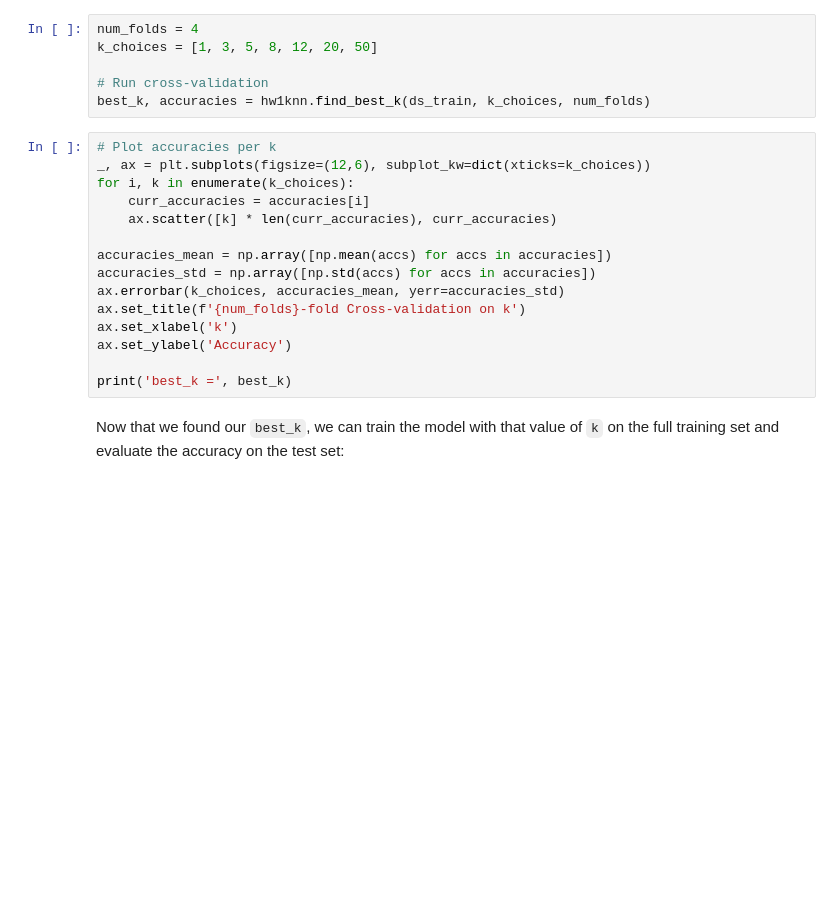
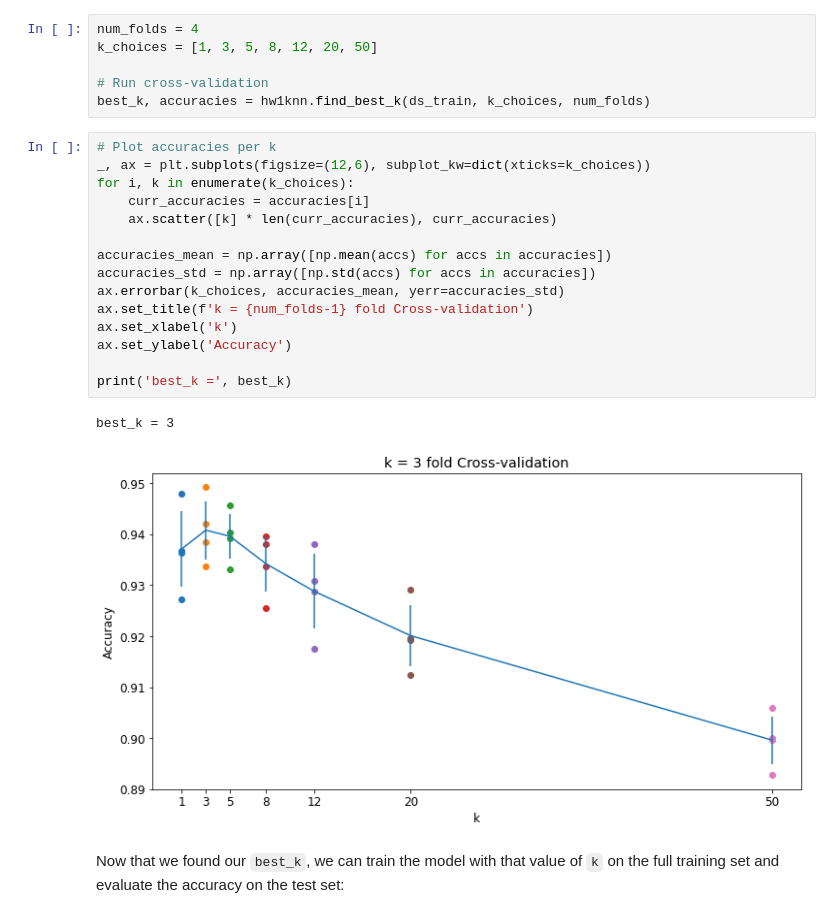
Before and after one commit to RoiAz/DL, a Jupyter notebook: Part2_KNN.ipynb, the cells around one changed output. Saved outputs shown, nothing was run; the diff lists cells and outputs as text; blank space fills up the shorter version.

```diff
--- a/Part2_KNN.ipynb
+++ b/Part2_KNN.ipynb
@@ -168,18 +168,21 @@ best_k, accuracies = hw1knn.find_best_k(ds_train, k_choices, num_folds)
 # %%
 # Plot accuracies per k
 _, ax = plt.subplots(figsize=(12,6), subplot_kw=dict(xticks=k_choices))
 for i, k in enumerate(k_choices):
     curr_accuracies = accuracies[i]
     ax.scatter([k] * len(curr_accuracies), curr_accuracies)
 
 accuracies_mean = np.array([np.mean(accs) for accs in accuracies])
 accuracies_std = np.array([np.std(accs) for accs in accuracies])
 ax.errorbar(k_choices, accuracies_mean, yerr=accuracies_std)
-ax.set_title(f'{num_folds}-fold Cross-validation on k')
+ax.set_title(f'k = {num_folds-1} fold Cross-validation')
 ax.set_xlabel('k')
 ax.set_ylabel('Accuracy')
 
 print('best_k =', best_k)
+# %% [output]
+best_k = 3
+[figure, added]
 # %% [markdown]
 Now that we found our `best_k`, we can train the model with that value of `k` on the full training set and evaluate the accuracy on the test set:
 # %%
```
Also changed, not shown: parts of 3 cells of this notebook, 2 other files.
